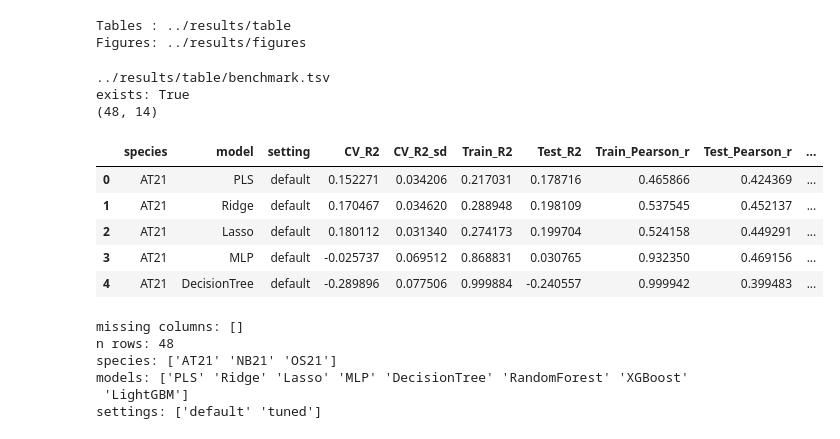
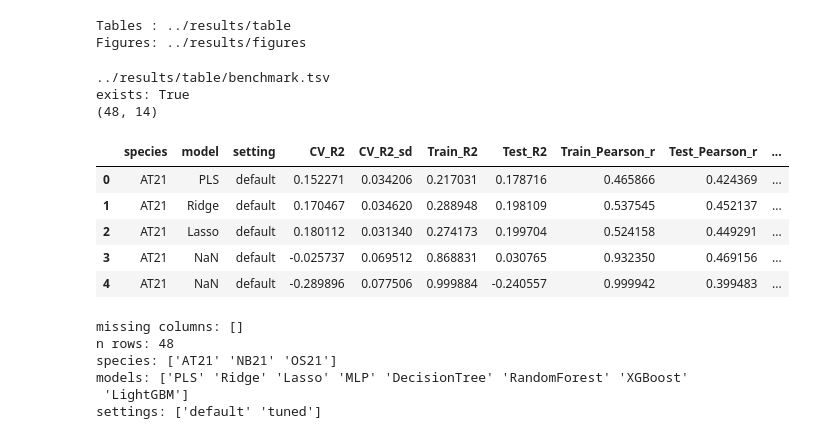
Before and after one commit to ih-11/regression, a Jupyter notebook: notebooks/benchmark_plot.ipynb, the cells around one changed output. Cells and saved outputs as stored; diff of their text form; code cells hidden in the pictures.

```diff
--- a/notebooks/benchmark_plot.ipynb
+++ b/notebooks/benchmark_plot.ipynb
@@ -327,30 +327,42 @@ def save_fig(fig, filename):
 # %%
 # ============================================
 # Load benchmark results
 # ============================================
 
 benchmark_file = RESULT_TABLE_DIR / "benchmark.tsv"
 
 print(benchmark_file)
 print("exists:", benchmark_file.exists())
 
 benchmark_results_df = pd.read_csv(
     benchmark_file,
     sep="\t",
 )
 
+benchmark_results_df["species"] = pd.Categorical(
+    benchmark_results_df["species"],
+    categories=species_order,
+    ordered=True,
+)
+
+benchmark_results_df["model"] = pd.Categorical(
+    benchmark_results_df["model"],
+    categories=model_order,
+    ordered=True,
+)
+
 print(benchmark_results_df.shape)
 display(benchmark_results_df.head())
 # %% [output]
 ../results/table/benchmark.tsv
 exists: True
 (48, 14)
 |  | species | model | setting | CV_R2 | CV_R2_sd | Train_R2 | Test_R2 | Train_Pearson_r | Test_Pearson_r | ... |
 | 0 | AT21 | PLS | default | 0.152271 | 0.034206 | 0.217031 | 0.178716 | 0.465866 | 0.424369 | ... |
 | 1 | AT21 | Ridge | default | 0.170467 | 0.034620 | 0.288948 | 0.198109 | 0.537545 | 0.452137 | ... |
 | 2 | AT21 | Lasso | default | 0.180112 | 0.031340 | 0.274173 | 0.199704 | 0.524158 | 0.449291 | ... |
-| 3 | AT21 | MLP | default | -0.025737 | 0.069512 | 0.868831 | 0.030765 | 0.932350 | 0.469156 | ... |
-| 4 | AT21 | DecisionTree | default | -0.289896 | 0.077506 | 0.999884 | -0.240557 | 0.999942 | 0.399483 | ... |
+| 3 | AT21 | NaN | default | -0.025737 | 0.069512 | 0.868831 | 0.030765 | 0.932350 | 0.469156 | ... |
+| 4 | AT21 | NaN | default | -0.289896 | 0.077506 | 0.999884 | -0.240557 | 0.999942 | 0.399483 | ... |
 # %%
 # ============================================
 # Sanity check and column ordering
```
Also changed, not shown: parts of 2 cells of this notebook, 1 other file.
